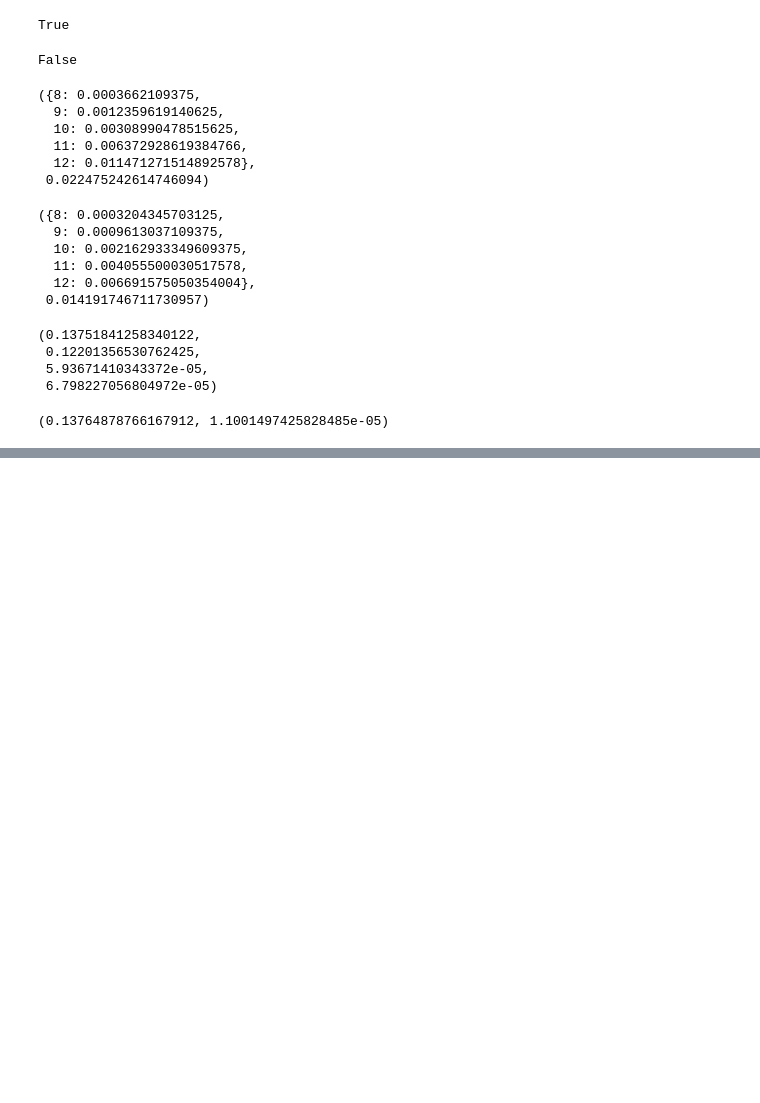
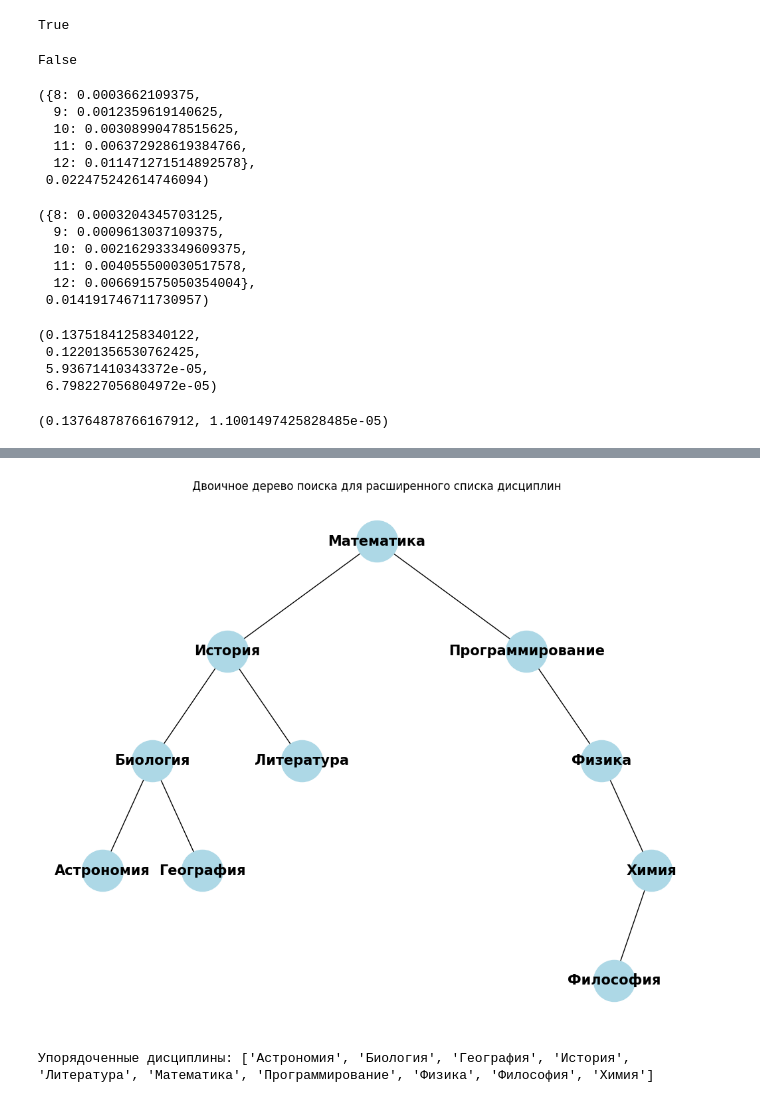
Before and after one commit to mikhailmogilnikov/mipt, a Jupyter notebook: Адаптационный курс/notebooks/python.ipynb, the cells around one changed output, grey strips where cells are left out. Cells and saved outputs as stored; diff of their text form; code cells hidden in the pictures; blank space fills up the shorter version.

```diff
--- a/Адаптационный курс/notebooks/python.ipynb
+++ b/Адаптационный курс/notebooks/python.ipynb
@@ -657,0 +695,70 @@ bernoulli_september, bernoulli_summer
+# %%
+import networkx as nx
+import matplotlib.pyplot as plt
+
+# Дисциплины
+disciplines = ["Математика", "Программирование", "Физика", "История", "Литература"]
+additional_disciplines = ["Химия", "Биология", "География", "Философия", "Астрономия"]
+all_disciplines = disciplines + additional_disciplines
+
+# Класс для узлов дерева
+class TreeNode:
+    def __init__(self, value):
+        self.value = value
+        self.left = None
+        self.right = None
+
+# Функция для добавления элемента в дерево
+def insert(root, value):
+    if root is None:
+        return TreeNode(value)
+    if value < root.value:
+        root.left = insert(root.left, value)
+    else:
+        root.right = insert(root.right, value)
+    return root
+
+# Функция для обхода дерева
+def inorder_traversal(root, result=[]):
+    if root:
+        inorder_traversal(root.left, result)
+        result.append(root.value)
+        inorder_traversal(root.right, result)
+    return result
+
+# Функция для визуализации дерева
+def visualize_bst(root, pos=None, x=0, y=0, layer=1, graph=None):
+    if graph is None:
+        graph = nx.DiGraph()
+    if pos is None:
+        pos = {}
+
+    if root is not None:
+        graph.add_node(root.value)
+        pos[root.value] = (x, y)
+        if root.left:
+            graph.add_edge(root.value, root.left.value)
+            pos = visualize_bst(root.left, pos=pos, x=x - 1 / layer, y=y - 1, layer=layer + 1, graph=graph)
+        if root.right:
+            graph.add_edge(root.value, root.right.value)
+            pos = visualize_bst(root.right, pos=pos, x=x + 1 / layer, y=y - 1, layer=layer + 1, graph=graph)
+    return pos
+
+# Построение дерева
+root = None
+for discipline in all_disciplines:
+    root = insert(root, discipline)
+
+# Визуализация дерева
+plt.figure(figsize=(10, 8))
+graph = nx.DiGraph()
+positions = visualize_bst(root, graph=graph)
+nx.draw(graph, pos=positions, with_labels=True, node_color='lightblue', node_size=2000, font_size=15, font_weight='bold', arrows=False)
+plt.title("Двоичное дерево поиска для расширенного списка дисциплин")
+plt.show()
+
+# Отображение упорядоченного списка дисциплин
+ordered_disciplines = inorder_traversal(root)
+# %% [output]
+[figure, added]
+Упорядоченные дисциплины: ['Астрономия', 'Биология', 'География', 'История', 'Литература', 'Математика', 'Программирование', 'Физика', 'Философия', 'Химия']
```
Also changed, not shown: parts of 5 cells of this notebook, 3 other files.
